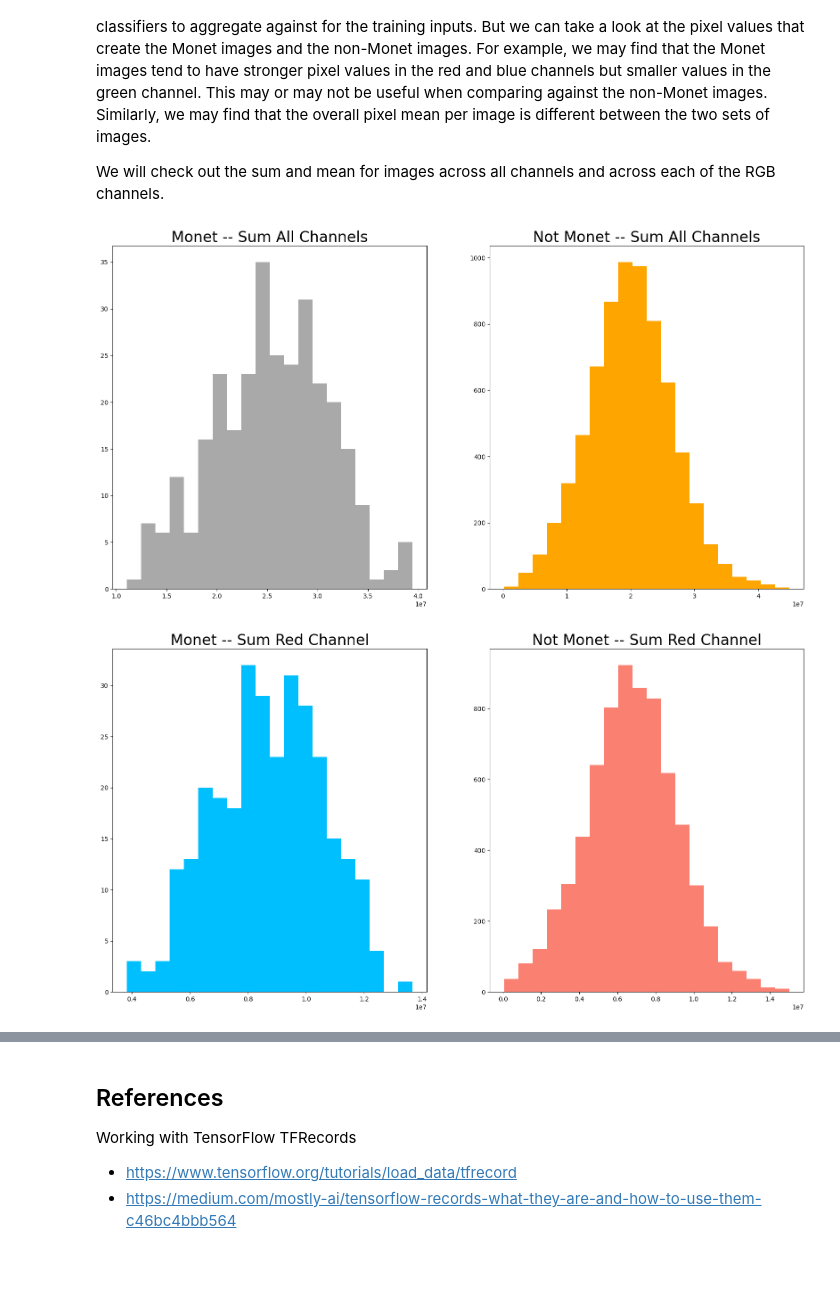
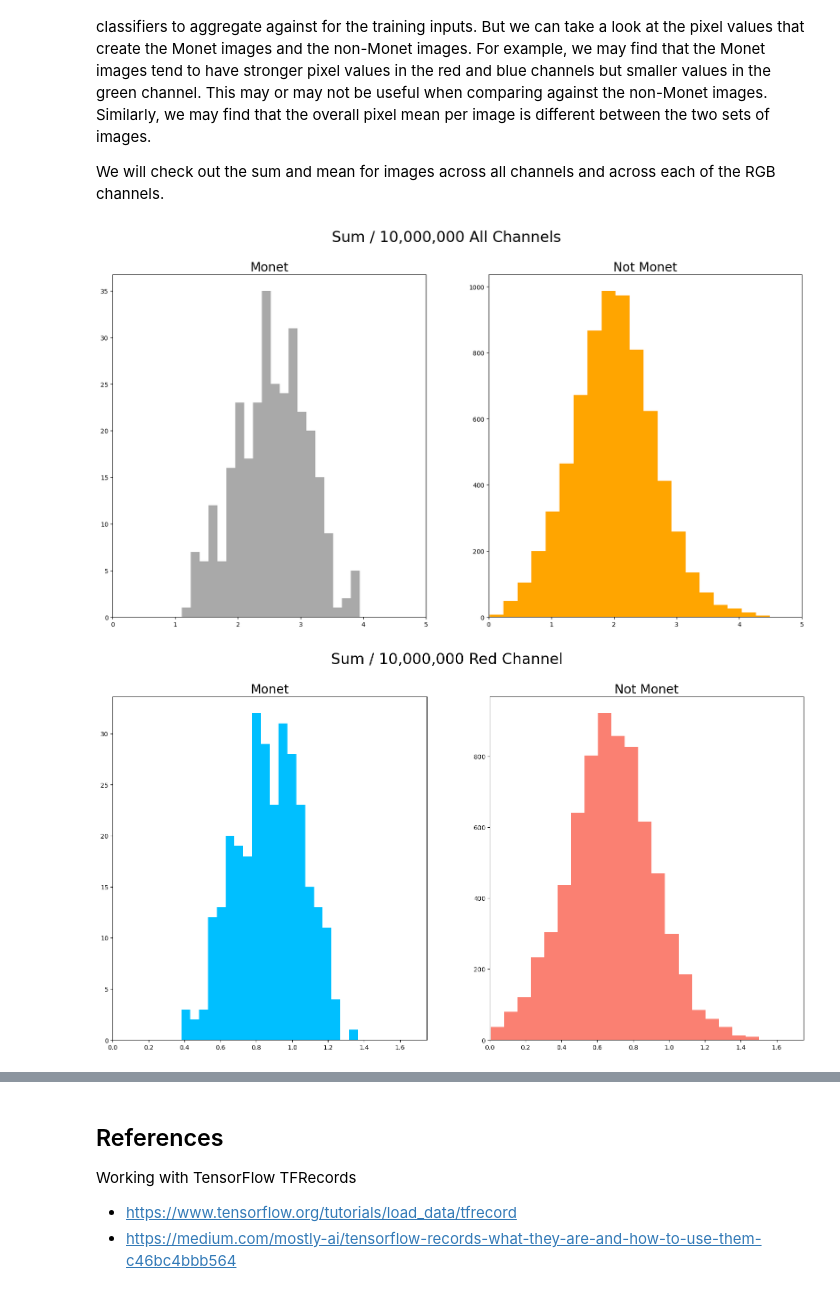
Before and after one commit to jhleakakos/msds-gan-monet-images, a Jupyter notebook: mo_monet_mo_problems.ipynb, the cells around one changed output, grey strips where cells are left out. Cells and saved outputs as stored; diff of their text form; code cells hidden in the pictures; blank space fills up the shorter version.

Commit message:
clean up sum and mean pixel plots and provide short analysis

```diff
--- a/mo_monet_mo_problems.ipynb
+++ b/mo_monet_mo_problems.ipynb
@@ -219,49 +219,64 @@ fig, axes = plt.subplots(
     , figsize=(20,10)
 )
 
-axes[0].hist(sum_all_channels_monet, bins=20, color='darkgray');
-axes[1].hist(sum_all_channels_photo, bins=20, color='orange');
-axes[0].set_title('Monet -- Sum All Channels', fontsize=24);
-axes[1].set_title('Not Monet -- Sum All Channels', fontsize=24);
+axes[0].hist(np.array(sum_all_channels_monet)/10000000, bins=20, color='darkgray');
+axes[1].hist(np.array(sum_all_channels_photo)/10000000, bins=20, color='orange');
+fig.suptitle('Sum / 10,000,000 All Channels', fontsize=24)
+axes[0].set_title('Monet', fontsize=20);
+axes[1].set_title('Not Monet', fontsize=20);
+axes[0].set_xlim([0,5]);
+axes[1].set_xlim([0,5]);
+
 
 
 # Sum Red
 fig, axes = plt.subplots(
     1
     , 2
     , figsize=(20,10)
 )
 
-axes[0].hist(sum_red_channel_monet, bins=20, color='deepskyblue');
-axes[1].hist(sum_red_channel_photo, bins=20, color='salmon');
-axes[0].set_title('Monet -- Sum Red Channel', fontsize=24);
-axes[1].set_title('Not Monet -- Sum Red Channel', fontsize=24);
+axes[0].hist(np.array(sum_red_channel_monet)/10000000, bins=20, color='deepskyblue');
+axes[1].hist(np.array(sum_red_channel_photo)/10000000, bins=20, color='salmon');
+fig.suptitle('Sum / 10,000,000 Red Channel', fontsize=24)
+axes[0].set_title('Monet', fontsize=20);
+axes[1].set_title('Not Monet', fontsize=20);
+axes[0].set_xlim([0,1.75]);
+axes[1].set_xlim([0,1.75]);
+
 
 
 # Sum Green
 fig, axes = plt.subplots(
     1
     , 2
     , figsize=(20,10)
 )
 
-axes[0].hist(sum_green_channel_monet, bins=20, color='darkgray');
-axes[1].hist(sum_green_channel_photo, bins=20, color='orange');
-axes[0].set_title('Monet -- Sum Green Channel', fontsize=24);
-axes[1].set_title('Not Monet -- Sum Green Channel', fontsize=24);
+axes[0].hist(np.array(sum_green_channel_monet)/10000000, bins=20, color='darkgray');
+axes[1].hist(np.array(sum_green_channel_photo)/10000000, bins=20, color='orange');
+fig.suptitle('Sum / 10,000,000 Green Channel', fontsize=24)
+axes[0].set_title('Monet', fontsize=20);
+axes[1].set_title('Not Monet', fontsize=20);
+axes[0].set_xlim([0,1.75]);
+axes[1].set_xlim([0,1.75]);
+
 
 
 # Sum Blue
 fig, axes = plt.subplots(
     1
     , 2
     , figsize=(20,10)
 )
 
-axes[0].hist(sum_blue_channel_monet, bins=20, color='deepskyblue');
-axes[1].hist(sum_blue_channel_photo, bins=20, color='salmon');
-axes[0].set_title('Monet -- Sum Blue Channel', fontsize=24);
-axes[1].set_title('Not Monet -- Sum Blue Channel', fontsize=24);
+axes[0].hist(np.array(sum_blue_channel_monet)/10000000, bins=20, color='deepskyblue');
+axes[1].hist(np.array(sum_blue_channel_photo)/10000000, bins=20, color='salmon');
+fig.suptitle('Sum / 10,000,000 Blue Channel', fontsize=24)
+axes[0].set_title('Monet', fontsize=20);
+axes[1].set_title('Not Monet', fontsize=20);
+axes[0].set_xlim([0,1.75]);
+axes[1].set_xlim([0,1.75]);
 # %% [output]
-[figure, old version]
+[figure, new version]
-[figure, old version]
+[figure, new version]
```
Also changed, not shown: parts of 6 cells of this notebook.
